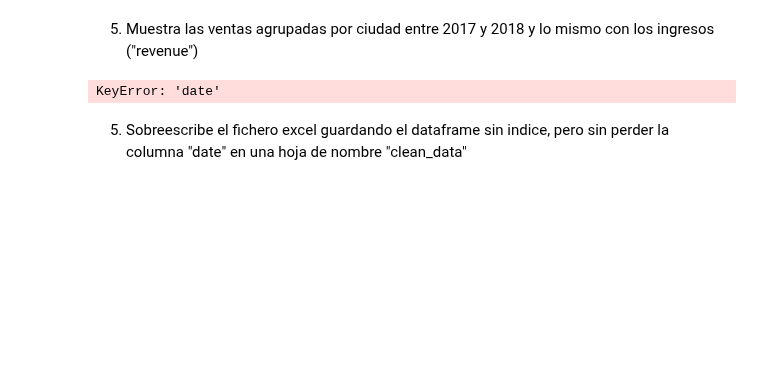
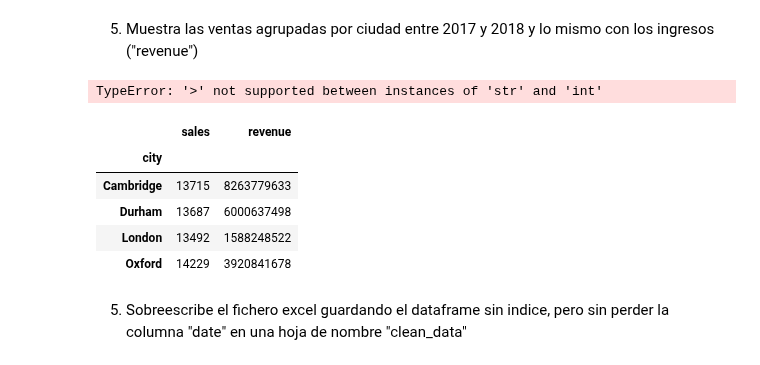
Before and after one commit to PedroHBas/DS-Online-PedroHBas, a Jupyter notebook: 03_Data_Analysis/Sprint_05/Unidad_02_Procesado_Datos_Internos_Ficheros/03_Practica_Obligatoria/18_Practica_Obligatoria_Ficheros.ipynb, the cells around one changed output. Saved outputs shown, nothing was run; the diff lists cells and outputs as text; code cells hidden in the pictures; blank space fills up the shorter version.

```diff
--- a/03_Data_Analysis/Sprint_05/Unidad_02_Procesado_Datos_Internos_Ficheros/03_Practica_Obligatoria/18_Practica_Obligatoria_Ficheros.ipynb
+++ b/03_Data_Analysis/Sprint_05/Unidad_02_Procesado_Datos_Internos_Ficheros/03_Practica_Obligatoria/18_Practica_Obligatoria_Ficheros.ipynb
@@ -66,3 +63,5 @@ df1
+# %%
+df1.rename(columns={'Unnamed: 3':'revenue', 'num':'sales'}, inplace=True)
 # %% [markdown]
 3. Muestra los tipos de datos, valores totales, etc.
 # %%
@@ -82,5 +82,7 @@ memory usage: 1.2+ MB
 4. Convierte el campo "date" a un datetime. Conviertelo en el índice del `DataFrame`
 # %%
 df1['date'] = pd.to_datetime(df1.date)
-df1.info()
+df1.set_index('date', inplace=True)
+df1.sort_index(inplace=True)
+df1
 # %% [output]
@@ -88,9 +103,18 @@ AttributeError: 'DataFrame' object has no attribute 'date'
 # %% [markdown]
 5. Muestra las ventas agrupadas por ciudad entre 2017 y 2018 y lo mismo con los ingresos ("revenue")
+# %%
+df1.loc[df1 > 2017]
+# %% [output]
+TypeError: '>' not supported between instances of 'str' and 'int'
 # %%
-df1[df1['date'].between('2017', '2019', inclusive='left')].groupby('city')[['sales', 'revenue']].sum()
+df1.loc['2017':'2018'].groupby('city')[['sales', 'revenue']].sum()
 # %% [output]
-KeyError: 'date'
+|  | sales | revenue |
+| city |  |  |
+| Cambridge | 13715 | 8263779633 |
+| Durham | 13687 | 6000637498 |
+| London | 13492 | 1588248522 |
+| Oxford | 14229 | 3920841678 |
 # %% [markdown]
 5. Sobreescribe el fichero excel guardando el dataframe sin indice, pero sin perder la columna "date" en una hoja de nombre "clean_data"
 # %%
```
Also changed, not shown: parts of 16 cells of this notebook, 1 other file.
